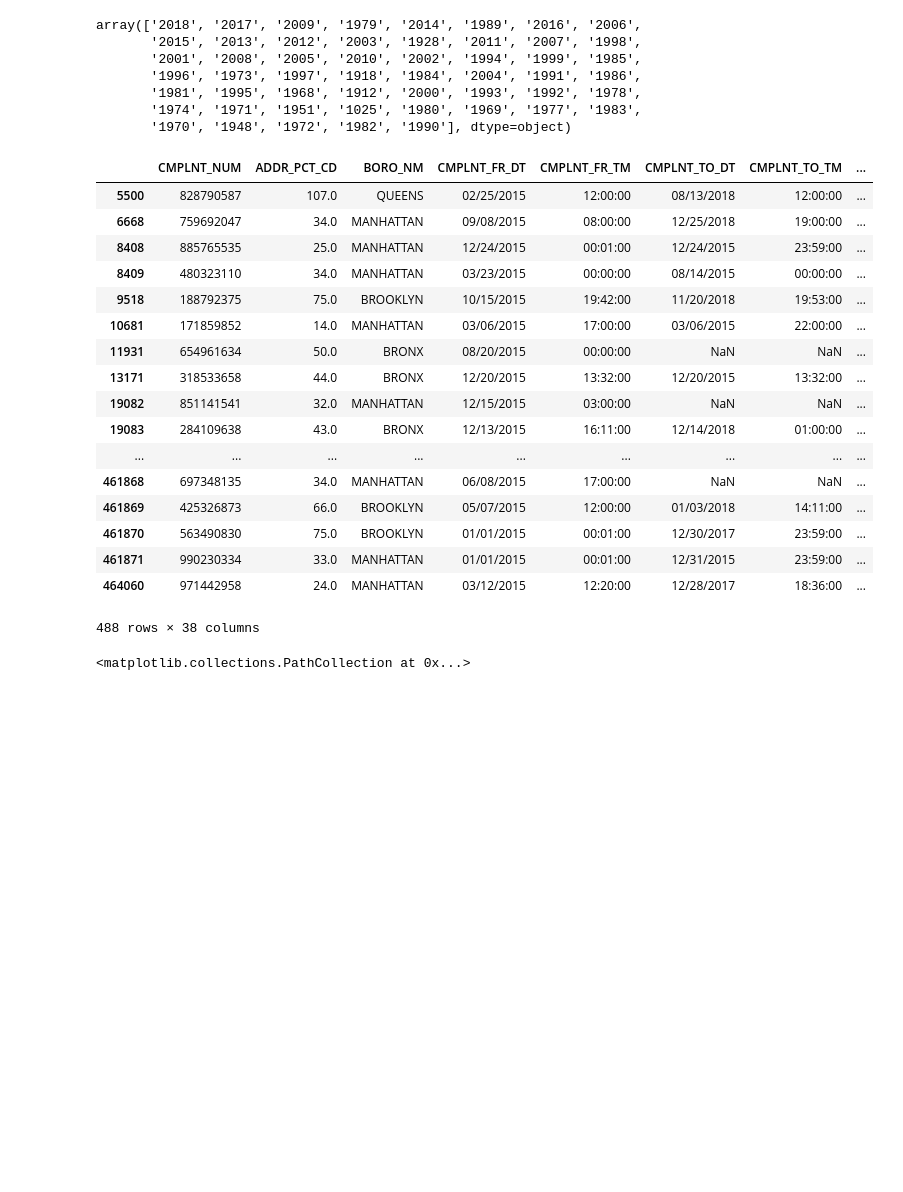
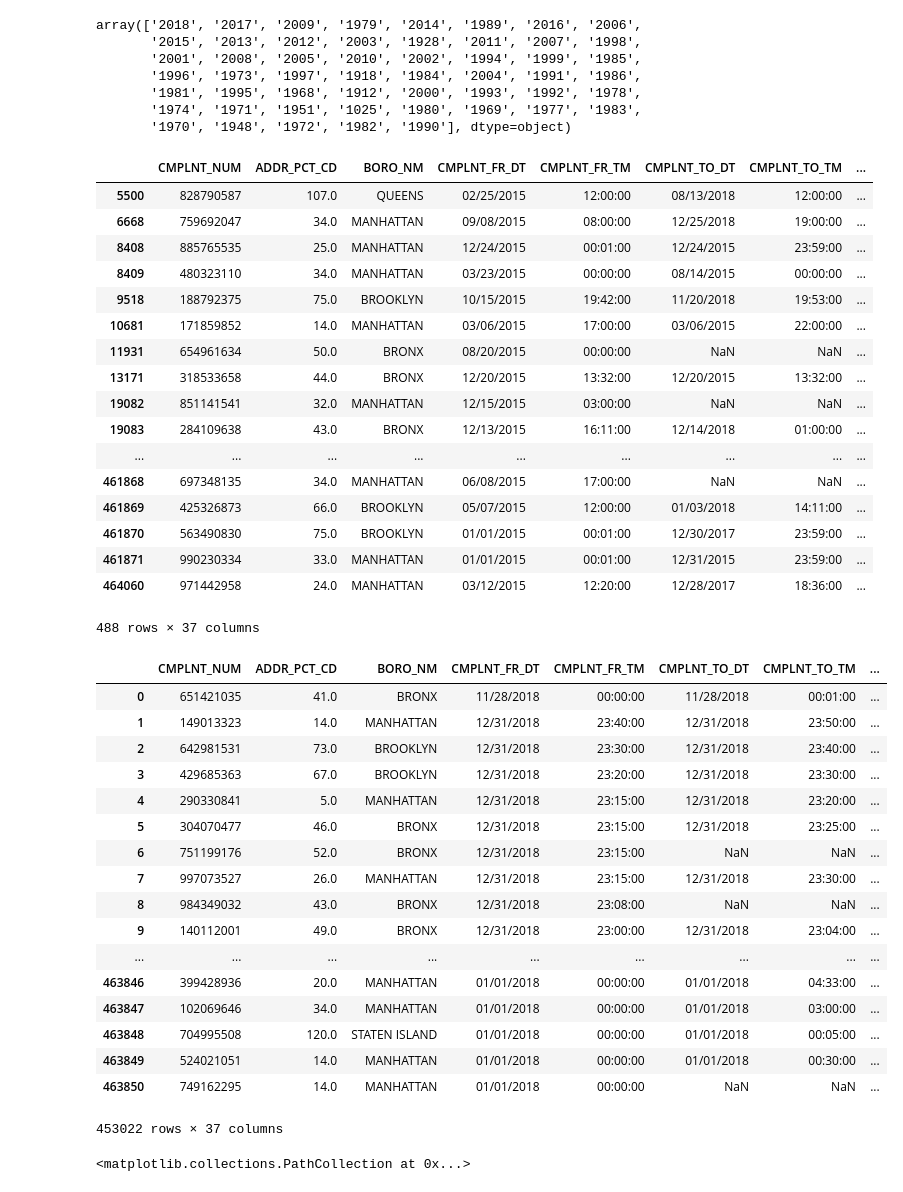
Before and after one commit to cho244/PoliceReports, a Jupyter notebook: testing.ipynb, the cells around one changed output. Cells and saved outputs as stored; diff of their text form; code cells hidden in the pictures; blank space fills up the shorter version.

```diff
--- a/testing.ipynb
+++ b/testing.ipynb
@@ -73,3 +90,3 @@ AttributeError: 'function' object has no attribute 'head'
 # %%
 nypd = pd.read_csv('NYPD_Complaint_Data_Current__Year_To_Date_.csv')
-nypd['year']=(nypd['CMPLNT_FR_DT'].str[-4:])
+nypd['year']=(nypd['RPT_DT'].str[-4:])
@@ -115,8 +137,4 @@ nypd['year']=nypd['year'].replace('1025','1925')
 # %%
-cr17 = nypd['int_year']==2017
-nypd[cr17]
-cr16 = nypd['int_year']==2016
-nypd[cr16]
 cr18 = nypd['int_year']==2018
 nypd[cr18]
 cr15 = nypd['int_year']==2015
@@ -139,4 +157,4 @@ nypd[cr15]
 | 461870 | 563490830 | 75.0 | BROOKLYN | 01/01/2015 | 00:01:00 | 12/30/2017 | 23:59:00 | ... |
 | 461871 | 990230334 | 33.0 | MANHATTAN | 01/01/2015 | 00:01:00 | 12/31/2015 | 23:59:00 | ... |
 | 464060 | 971442958 | 24.0 | MANHATTAN | 03/12/2015 | 12:20:00 | 12/28/2017 | 18:36:00 | ... |
-488 rows × 38 columns
+488 rows × 37 columns
@@ -143,3 +167,25 @@ nypd[cr15]
+# %%
+cr18 = nypd['int_year']==2018
+nypd[cr18]
+# %% [output]
+|  | CMPLNT_NUM | ADDR_PCT_CD | BORO_NM | CMPLNT_FR_DT | CMPLNT_FR_TM | CMPLNT_TO_DT | CMPLNT_TO_TM | ... |
+| 0 | 651421035 | 41.0 | BRONX | 11/28/2018 | 00:00:00 | 11/28/2018 | 00:01:00 | ... |
+| 1 | 149013323 | 14.0 | MANHATTAN | 12/31/2018 | 23:40:00 | 12/31/2018 | 23:50:00 | ... |
+| 2 | 642981531 | 73.0 | BROOKLYN | 12/31/2018 | 23:30:00 | 12/31/2018 | 23:40:00 | ... |
+| 3 | 429685363 | 67.0 | BROOKLYN | 12/31/2018 | 23:20:00 | 12/31/2018 | 23:30:00 | ... |
+| 4 | 290330841 | 5.0 | MANHATTAN | 12/31/2018 | 23:15:00 | 12/31/2018 | 23:20:00 | ... |
+| 5 | 304070477 | 46.0 | BRONX | 12/31/2018 | 23:15:00 | 12/31/2018 | 23:25:00 | ... |
+| 6 | 751199176 | 52.0 | BRONX | 12/31/2018 | 23:15:00 | NaN | NaN | ... |
+| 7 | 997073527 | 26.0 | MANHATTAN | 12/31/2018 | 23:15:00 | 12/31/2018 | 23:30:00 | ... |
+| 8 | 984349032 | 43.0 | BRONX | 12/31/2018 | 23:08:00 | NaN | NaN | ... |
+| 9 | 140112001 | 49.0 | BRONX | 12/31/2018 | 23:00:00 | 12/31/2018 | 23:04:00 | ... |
+| ... | ... | ... | ... | ... | ... | ... | ... | ... |
+| 463846 | 399428936 | 20.0 | MANHATTAN | 01/01/2018 | 00:00:00 | 01/01/2018 | 04:33:00 | ... |
+| 463847 | 102069646 | 34.0 | MANHATTAN | 01/01/2018 | 00:00:00 | 01/01/2018 | 03:00:00 | ... |
+| 463848 | 704995508 | 120.0 | STATEN ISLAND | 01/01/2018 | 00:00:00 | 01/01/2018 | 00:05:00 | ... |
+| 463849 | 524021051 | 14.0 | MANHATTAN | 01/01/2018 | 00:00:00 | 01/01/2018 | 00:30:00 | ... |
+| 463850 | 749162295 | 14.0 | MANHATTAN | 01/01/2018 | 00:00:00 | NaN | NaN | ... |
+453022 rows × 37 columns
 # %%
 plt.figure(figsize = (7,10))
 plt.scatter(nypd[cr15].Longitude, nypd[cr15].Latitude, s=1, c=np.log(nypd[cr15].KY_CD))
```
Also changed, not shown: parts of 7 cells of this notebook.
